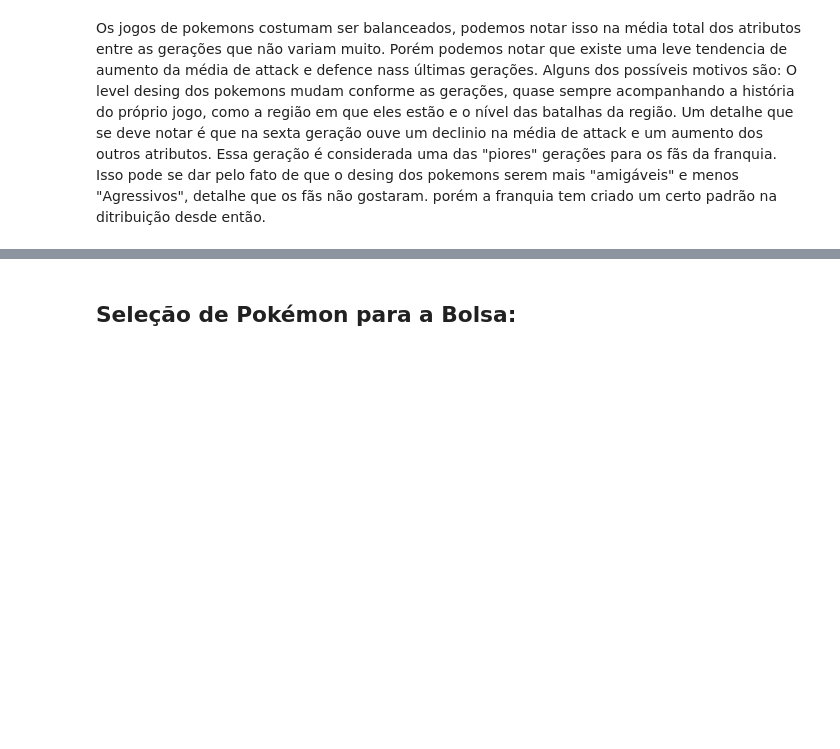
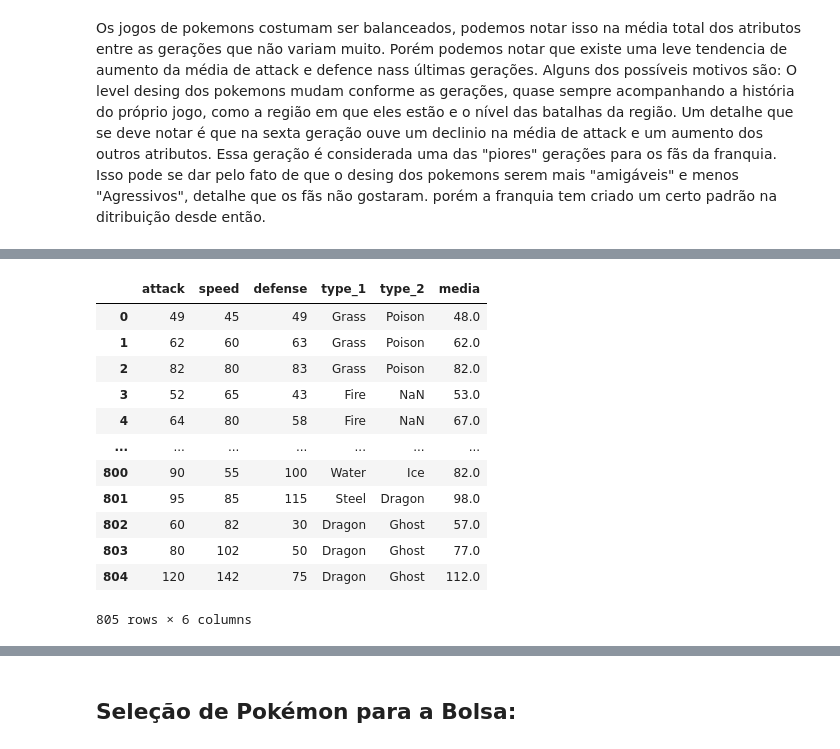
Before and after one commit to srtjazz/gc-python-2024, a Jupyter notebook: boss_mundo_2/boss_mundo_2.ipynb, the cells around one changed output, grey strips where cells are left out. Saved outputs shown, nothing was run; the diff lists cells and outputs as text; code cells hidden in the pictures; blank space fills up the shorter version.

```diff
--- a/boss_mundo_2/boss_mundo_2.ipynb
+++ b/boss_mundo_2/boss_mundo_2.ipynb
@@ -61,0 +185,19 @@ fig.show()
+# %%
+equilibrado = poke[['attack','speed','defense','type_1','type_2']].copy()
+# Selecionando as colunas e calculando a média
+equilibrado['media'] = round(equilibrado[['attack', 'speed', 'defense']].mean(axis=1))
+equilibrado
+# %% [output]
+|  | attack | speed | defense | type_1 | type_2 | media |
+| 0 | 49 | 45 | 49 | Grass | Poison | 48.0 |
+| 1 | 62 | 60 | 63 | Grass | Poison | 62.0 |
+| 2 | 82 | 80 | 83 | Grass | Poison | 82.0 |
+| 3 | 52 | 65 | 43 | Fire | NaN | 53.0 |
+| 4 | 64 | 80 | 58 | Fire | NaN | 67.0 |
+| ... | ... | ... | ... | ... | ... | ... |
+| 800 | 90 | 55 | 100 | Water | Ice | 82.0 |
+| 801 | 95 | 85 | 115 | Steel | Dragon | 98.0 |
+| 802 | 60 | 82 | 30 | Dragon | Ghost | 57.0 |
+| 803 | 80 | 102 | 50 | Dragon | Ghost | 77.0 |
+| 804 | 120 | 142 | 75 | Dragon | Ghost | 112.0 |
+805 rows × 6 columns
```
Also changed, not shown: parts of 28 cells of this notebook.
